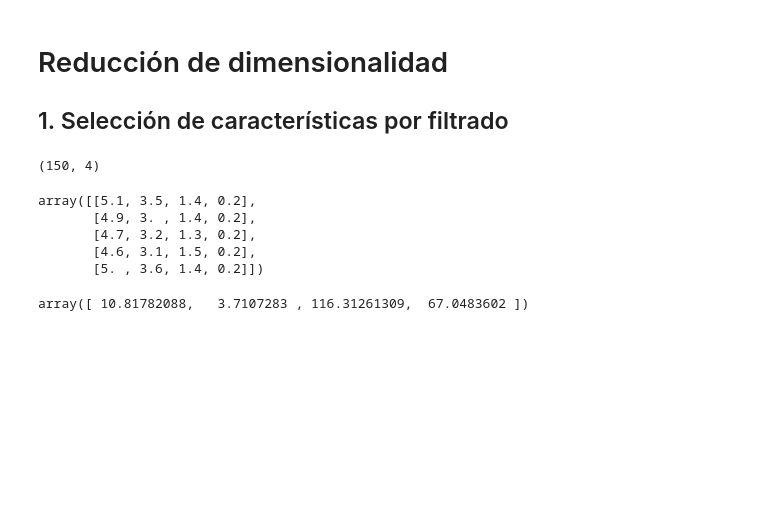
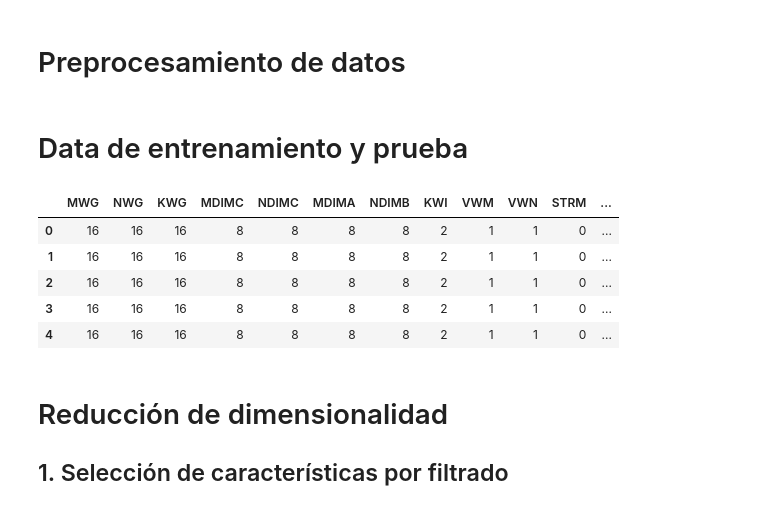
Before and after one commit to daneelsan/INF648-Project, a Jupyter notebook: notebooks/Glenn_Lozano_Test.ipynb, the cells around one changed output. Drawn from its saved outputs; the diff is of its cells as text; code cells hidden in the pictures; blank space fills up the shorter version.

```diff
--- a/notebooks/Glenn_Lozano_Test.ipynb
+++ b/notebooks/Glenn_Lozano_Test.ipynb
@@ -0,0 +94,2 @@
+# %% [markdown]
+# Preprocesamiento de datos
@@ -1,23 +107,19 @@
+# %% [markdown]
+# Data de entrenamiento y prueba
+# %%
+# Características y objetivo
+X = data.drop(columns=['log_average_run'])
+y = data['log_average_run']
+
+X[:5]
+# %% [output]
+|  | MWG | NWG | KWG | MDIMC | NDIMC | MDIMA | NDIMB | KWI | VWM | VWN | STRM | ... |
+| 0 | 16 | 16 | 16 | 8 | 8 | 8 | 8 | 2 | 1 | 1 | 0 | ... |
+| 1 | 16 | 16 | 16 | 8 | 8 | 8 | 8 | 2 | 1 | 1 | 0 | ... |
+| 2 | 16 | 16 | 16 | 8 | 8 | 8 | 8 | 2 | 1 | 1 | 0 | ... |
+| 3 | 16 | 16 | 16 | 8 | 8 | 8 | 8 | 2 | 1 | 1 | 0 | ... |
+| 4 | 16 | 16 | 16 | 8 | 8 | 8 | 8 | 2 | 1 | 1 | 0 | ... |
 # %% [markdown]
 # Reducción de dimensionalidad
 
 ## 1. Selección de características por filtrado
-# %%
-#Test234
-# Ver https://scikit-learn.org/stable/modules/feature_selection.html#univariate-feature-selection
-
-from sklearn.datasets import load_iris
-from sklearn.feature_selection import SelectKBest
-from sklearn.feature_selection import chi2, mutual_info_classif
-X, y = load_iris(return_X_y=True)
-X.shape
-# %% [output]
-(150, 4)
-# %%
-X[:5]
-# %% [output]
-array([[5.1, 3.5, 1.4, 0.2],
-       [4.9, 3. , 1.4, 0.2],
-       [4.7, 3.2, 1.3, 0.2],
-       [4.6, 3.1, 1.5, 0.2],
-       [5. , 3.6, 1.4, 0.2]])
@@ -26,4 +125,0 @@ filtrado = SelectKBest(chi2, k=2).fit(X, y)
-# %%
-filtrado.scores_
-# %% [output]
-array([ 10.81782088,   3.7107283 , 116.31261309,  67.0483602 ])
```
Also changed, not shown: parts of 21 cells of this notebook.
